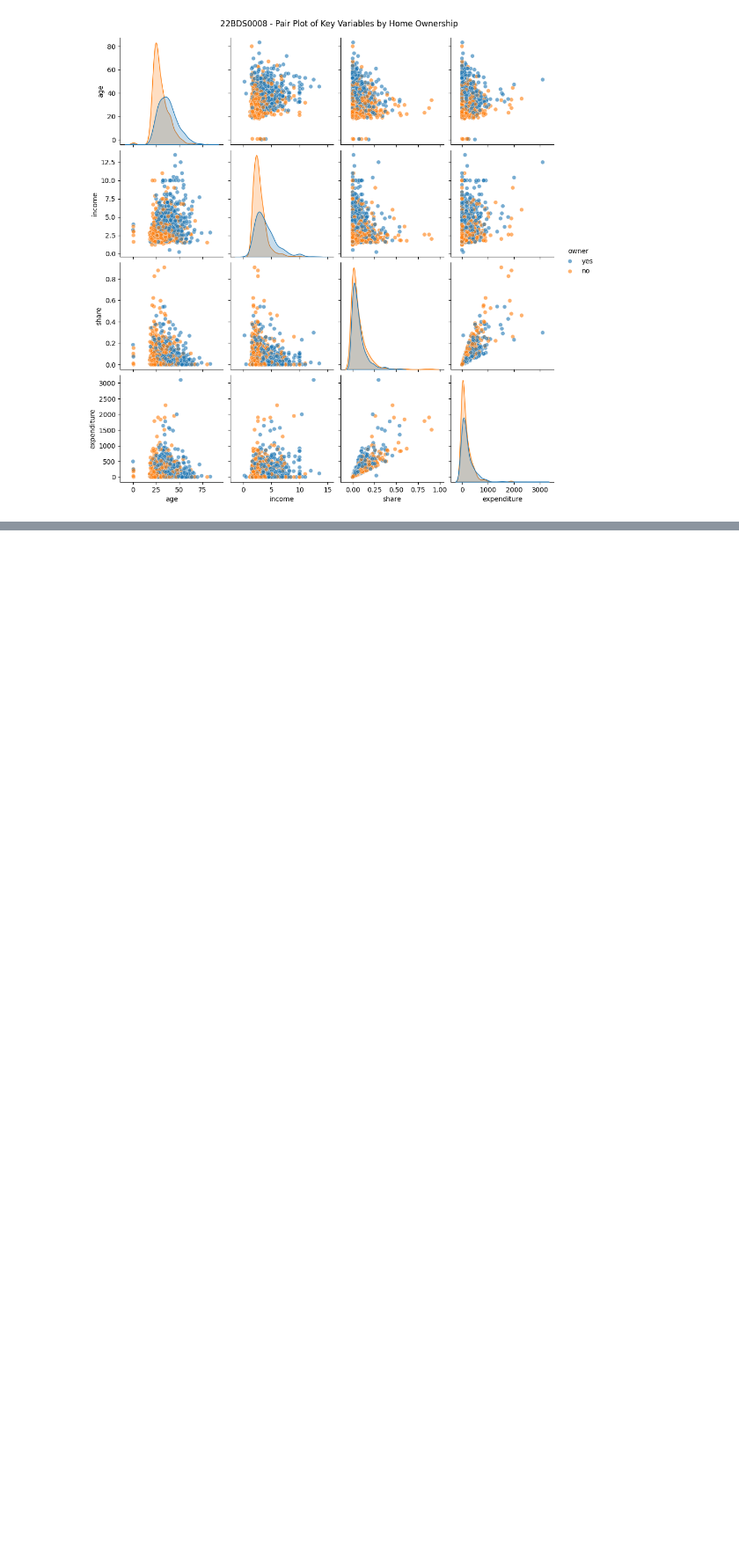
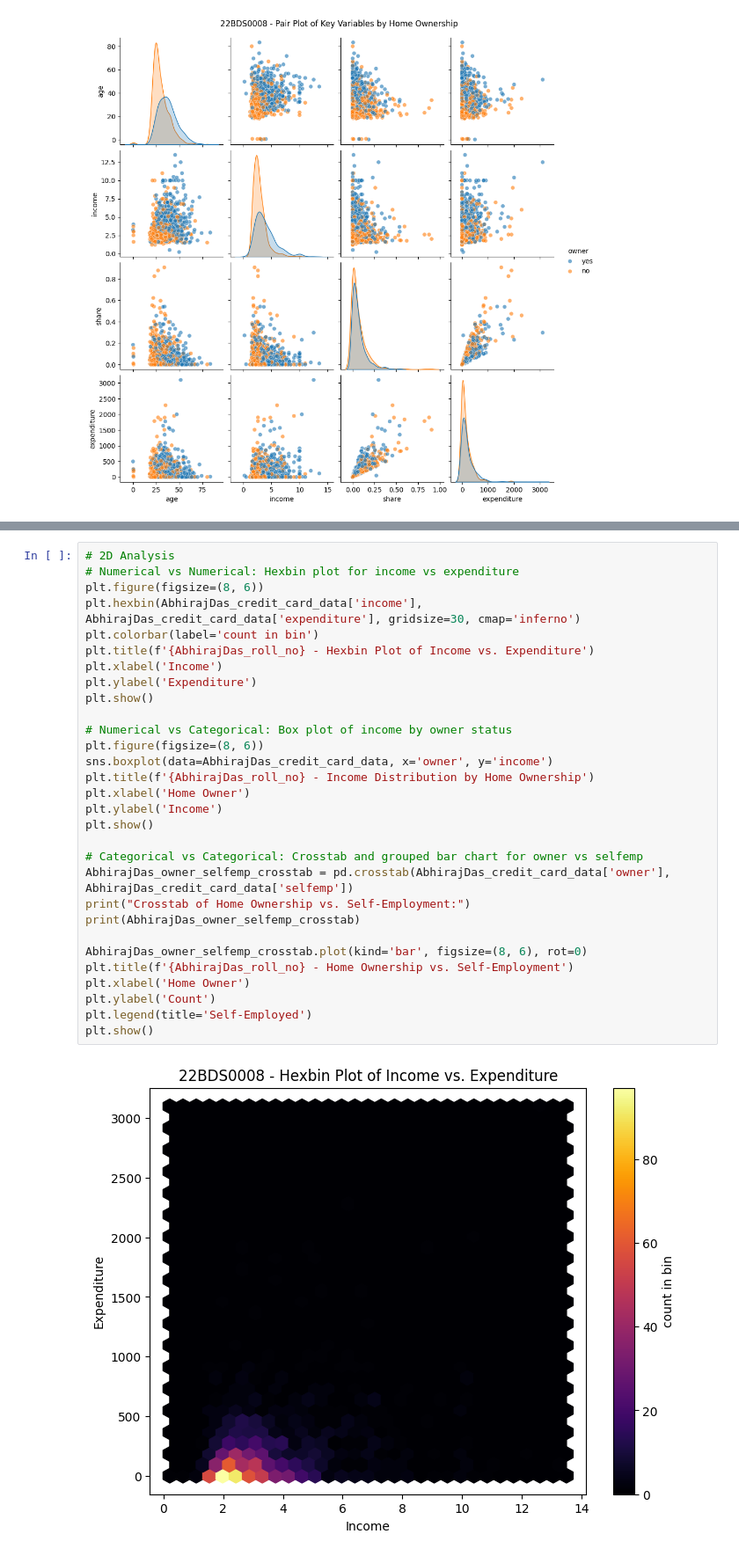
Before and after one commit to abhiraj804/22BDS0008-EDA, a Jupyter notebook: 22BDS0008.ipynb, the cells around one changed output, grey strips where cells are left out. Shown at 88% size. Drawn from its saved outputs; the diff is of its cells as text; blank space fills up the shorter version.

```diff
--- a/22BDS0008.ipynb
+++ b/22BDS0008.ipynb
@@ -536,0 +583,32 @@ plt.show()
+# %%
+# 2D Analysis
+# Numerical vs Numerical: Hexbin plot for income vs expenditure
+plt.figure(figsize=(8, 6))
+plt.hexbin(AbhirajDas_credit_card_data['income'], AbhirajDas_credit_card_data['expenditure'], gridsize=30, cmap='inferno')
+plt.colorbar(label='count in bin')
+plt.title(f'{AbhirajDas_roll_no} - Hexbin Plot of Income vs. Expenditure')
+plt.xlabel('Income')
+plt.ylabel('Expenditure')
+plt.show()
+
+# Numerical vs Categorical: Box plot of income by owner status
+plt.figure(figsize=(8, 6))
+sns.boxplot(data=AbhirajDas_credit_card_data, x='owner', y='income')
+plt.title(f'{AbhirajDas_roll_no} - Income Distribution by Home Ownership')
+plt.xlabel('Home Owner')
+plt.ylabel('Income')
+plt.show()
+
+# Categorical vs Categorical: Crosstab and grouped bar chart for owner vs selfemp
+AbhirajDas_owner_selfemp_crosstab = pd.crosstab(AbhirajDas_credit_card_data['owner'], AbhirajDas_credit_card_data['selfemp'])
+print("Crosstab of Home Ownership vs. Self-Employment:")
+print(AbhirajDas_owner_selfemp_crosstab)
+
+AbhirajDas_owner_selfemp_crosstab.plot(kind='bar', figsize=(8, 6), rot=0)
+plt.title(f'{AbhirajDas_roll_no} - Home Ownership vs. Self-Employment')
+plt.xlabel('Home Owner')
+plt.ylabel('Count')
+plt.legend(title='Self-Employed')
+plt.show()
+# %% [output]
+[figure, added]
```
Also changed, not shown: parts of 6 cells of this notebook.
